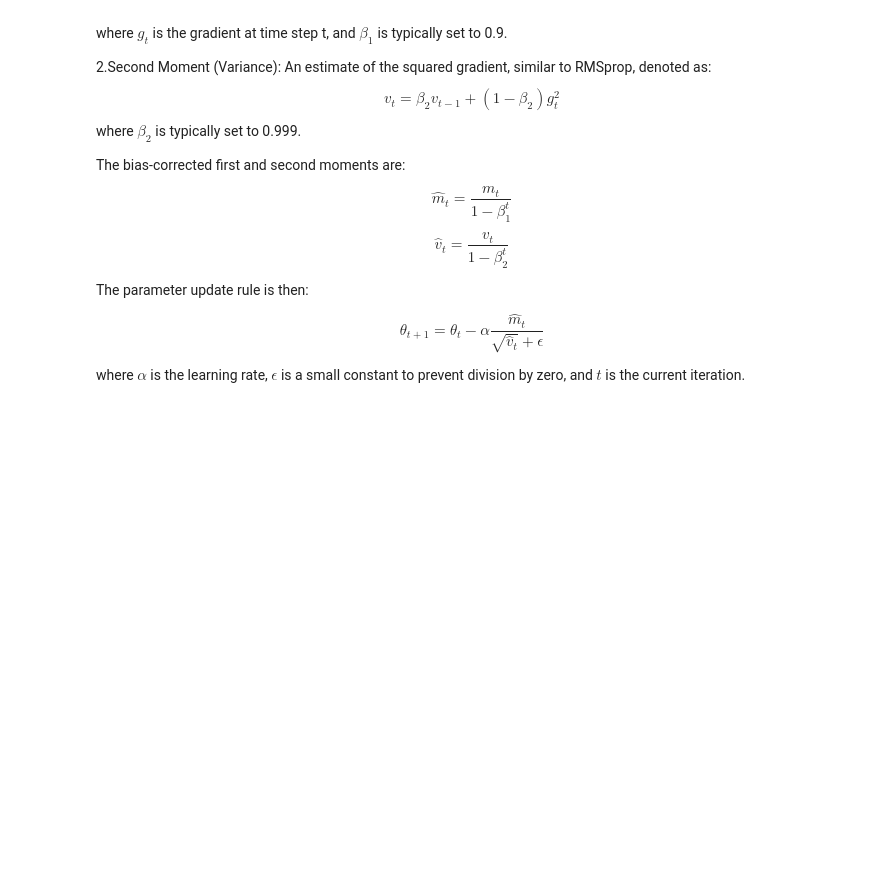
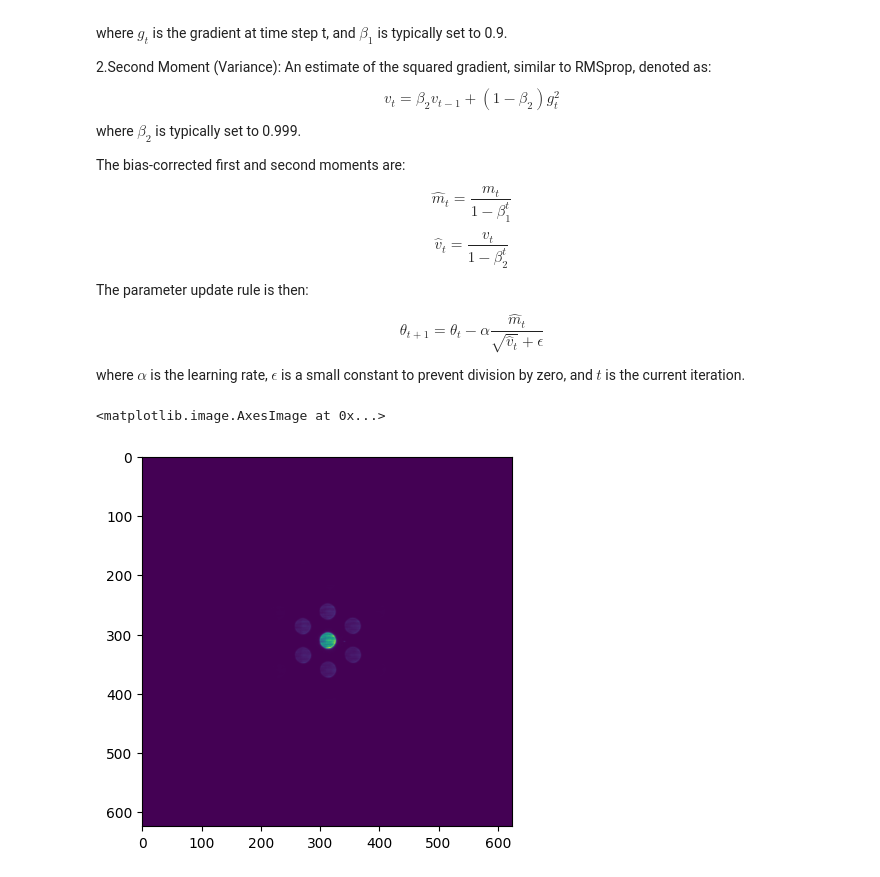
Before and after one commit to Astroxzh/CI-Project, a Jupyter notebook: Project_Ptychography.ipynb, the cells around one changed output. Cells and saved outputs as stored; diff of their text form; code cells hidden in the pictures; blank space fills up the shorter version.

```diff
--- a/Project_Ptychography.ipynb
+++ b/Project_Ptychography.ipynb
@@ -281,3 +286,8 @@ real_part = jran.normal(key_real, shape=jnp.shape(data))
 imag_part = jran.normal(key_imag, shape=jnp.shape(data))
 initial_obj_guess = real_part + 1j * imag_part
 obj = jnp.copy(initial_obj_guess)
+# %%
+plt.imshow(data)
+# %% [output]
+<matplotlib.image.AxesImage at 0x...>
+[figure, added]
```
Also changed, not shown: parts of 7 cells of this notebook, 1 other file.
